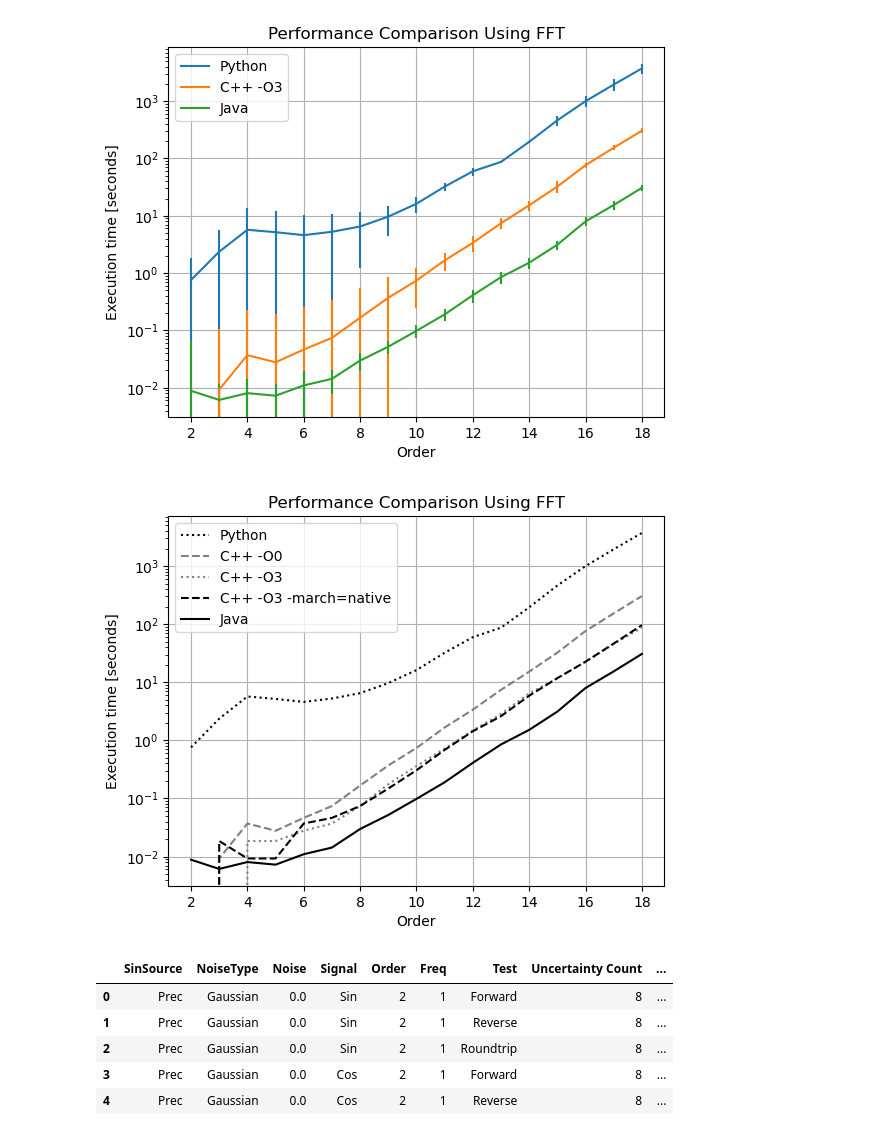
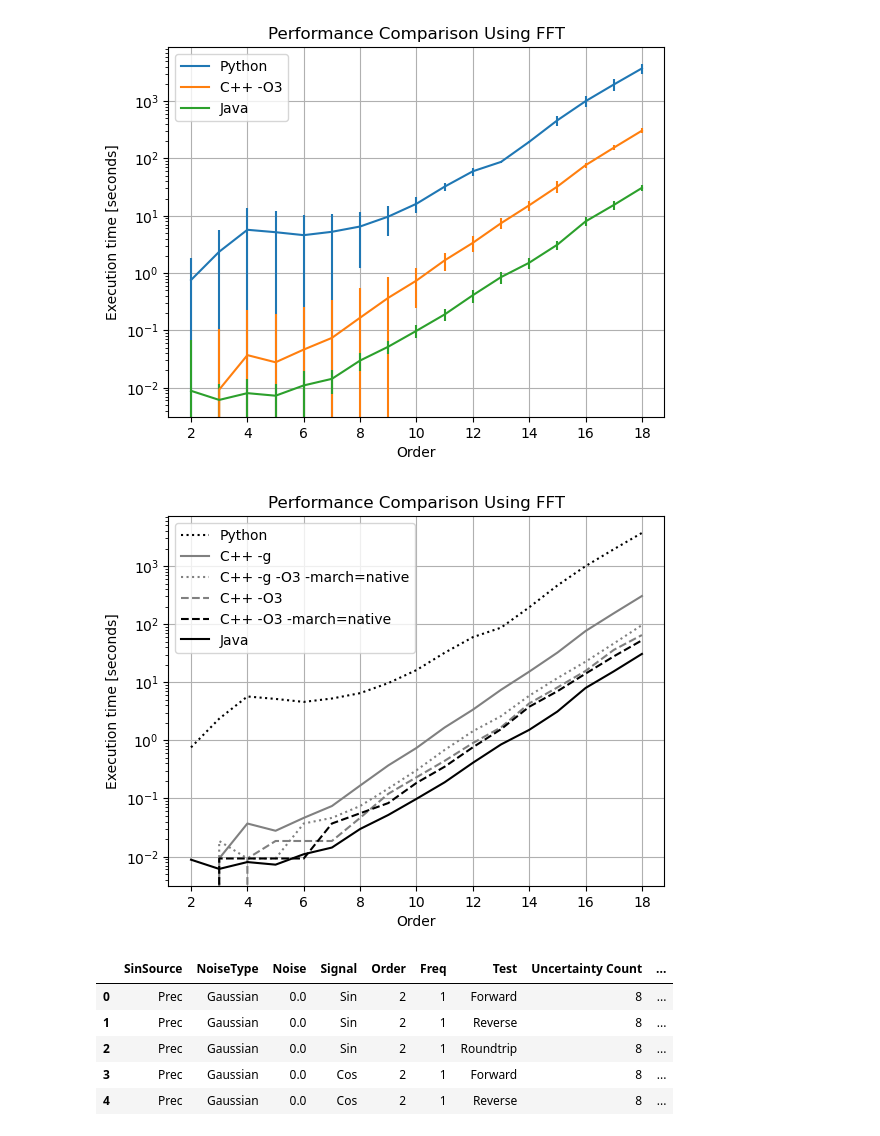
Before and after one commit to Chengpu0707/VarianceArithmetic, a Jupyter notebook: IPyNb/ExeTime.ipynb, the cells around one changed output. Drawn from its saved outputs; the diff is of its cells as text; code cells hidden in the pictures.

```diff
--- a/IPyNb/ExeTime.ipynb
+++ b/IPyNb/ExeTime.ipynb
@@ -50,24 +50,28 @@ dfJ.plot(ax=ax, x='Order', y='Mean', yerr='Dev', label='Java', style='k-', grid=
 [figure]
 # %%
 import os
-if not os.path.isfile("../Cpp/Output/FFT_2_19.O0.log.txt"):
-    print('No -O0')
+if not os.path.isfile("../Cpp/Output/FFT_2_19.g.log.txt"):
+    print('No -g')
 elif not os.path.isfile("../Cpp/Output/FFT_2_19.O3.log.txt"):
     print('No -O3')
 elif not os.path.isfile("../Cpp/Output/FFT_2_19.O3.Native.log.txt"):
     print('No native')
+elif not os.path.isfile("../Cpp/Output/FFT_2_19.O3.Native.g.log.txt"):
+    print('No native -g')
 else:
-    dfO0 = pd.read_csv("../Cpp/Output/FFT_2_19.O0.log.txt", sep='\t')
+    dfg = pd.read_csv("../Cpp/Output/FFT_2_19.g.log.txt", sep='\t')
     dfO3 = pd.read_csv("../Cpp/Output/FFT_2_19.O3.log.txt", sep='\t')
     dfO3N = pd.read_csv("../Cpp/Output/FFT_2_19.O3.Native.log.txt", sep='\t')
+    dfO3Ng = pd.read_csv("../Cpp/Output/FFT_2_19.O3.Native.g.log.txt", sep='\t')
     ax = dfP.plot(x='Order', y='Mean', label='Python', style='k:')
-    dfO0.plot(ax=ax, x='Order', y='Mean', label='C++ -O0', c='gray', ls='--')
-    dfO3.plot(ax=ax, x='Order', y='Mean', label='C++ -O3', c='gray', ls=':')
+    dfg.plot(ax=ax, x='Order', y='Mean', label='C++ -g', c='gray', ls='-')
+    dfO3Ng.plot(ax=ax, x='Order', y='Mean', label='C++ -g -O3 -march=native', c='gray', ls=':')
+    dfO3.plot(ax=ax, x='Order', y='Mean', label='C++ -O3', c='gray', ls='--')
     dfO3N.plot(ax=ax, x='Order', y='Mean', label='C++ -O3 -march=native', style='k--')
     dfJ.plot(ax=ax, x='Order', y='Mean', label='Java', style='k-', grid=True,
              ylabel='Execution time [seconds]', logy=True, title='Performance Comparison Using FFT')
 # %% [output]
-[figure, old version]
+[figure, new version]
 # %%
 dfO3.head()
 # %% [output]
```
Also changed, not shown: parts of 2 cells of this notebook, 17 other files.
